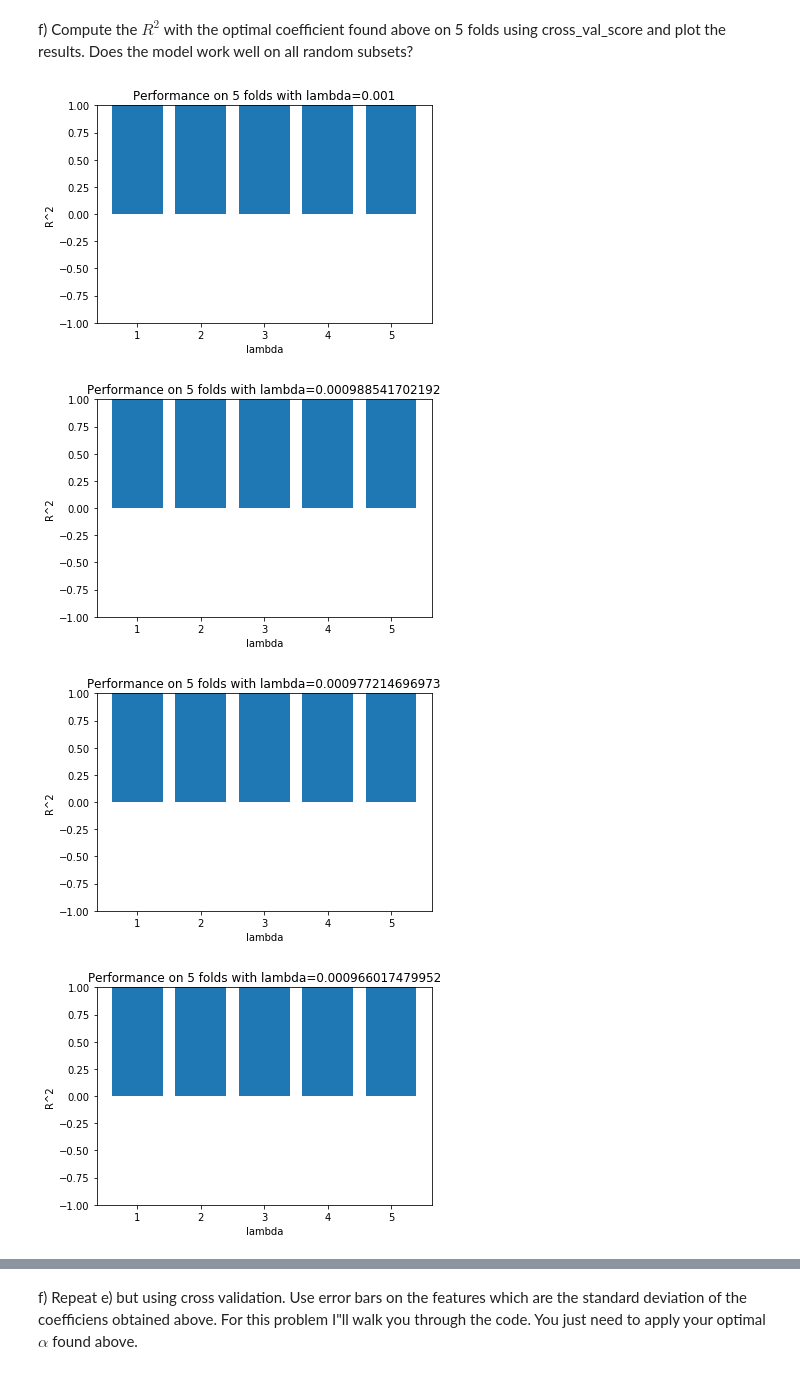
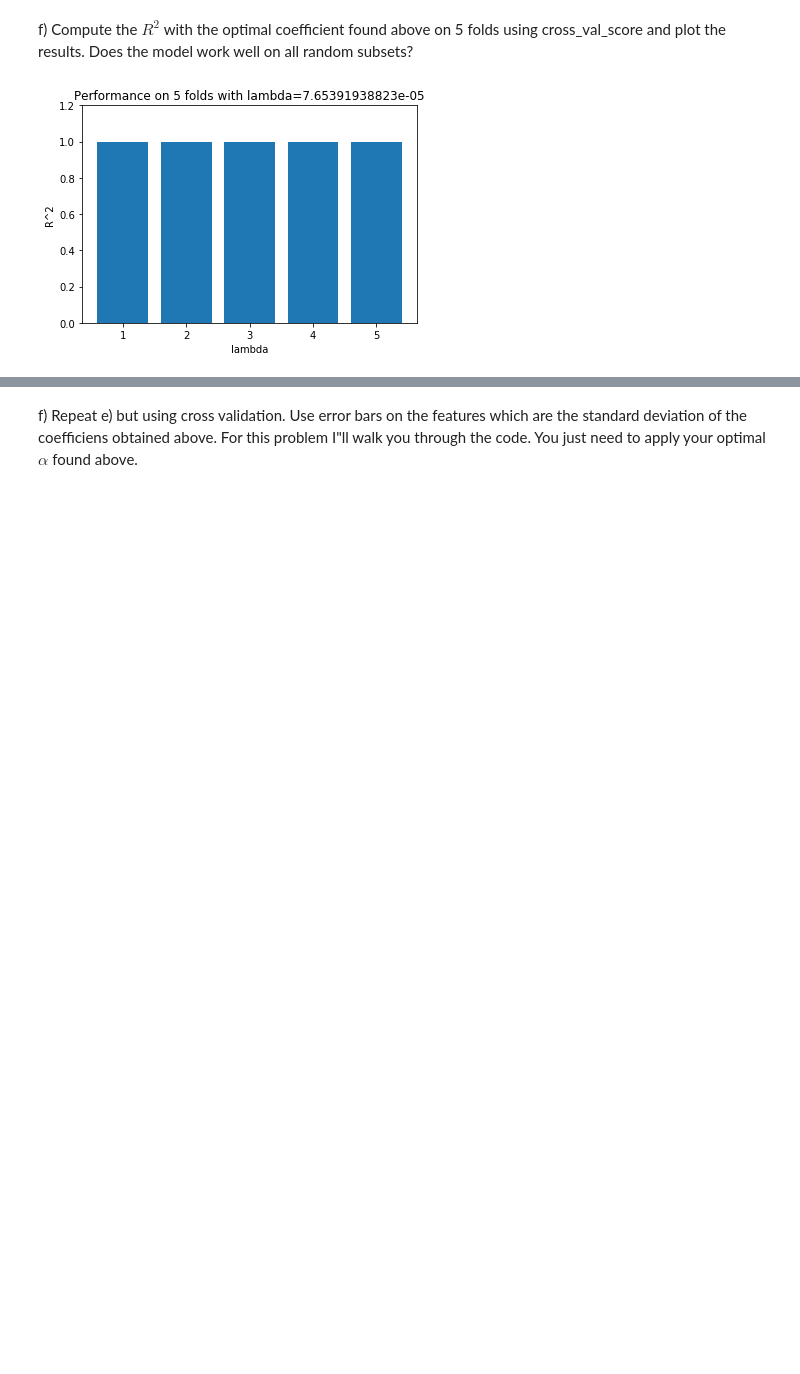
Before and after one commit to Columbia-Intro-Data-Science/python-introduction-wan3231998, a Jupyter notebook: mysolutionnotebook-HW2.ipynb, the cells around one changed output, grey strips where cells are left out. Saved outputs shown, nothing was run; the diff lists cells and outputs as text; code cells hidden in the pictures; blank space fills up the shorter version.

```diff
--- a/mysolutionnotebook-HW2.ipynb
+++ b/mysolutionnotebook-HW2.ipynb
@@ -59,3 +59,18 @@ X_test = X[int(size*0.8):]
 # Split the targets into training/testing sets
 y_train = y[0:int(size*0.8)]
 y_test = y[int(size*0.8):]
+
+alphas = np.logspace(-8,-3,1000)
+
+scores = []
+
+for alpha in alphas:
+    regr = Lasso(alpha=alpha)
+
+    # Train the model using the training sets
+    regr.fit(X_train, y_train)
+    scores.append(regr.score(X_test,y_test))
+plt.plot(alphas,scores)
+plt.xlabel('alphas')
+plt.ylabel('scores')
+plt.title('Lasso Coefficients Regularization')
@@ -120,19 +137,15 @@ f) Compute the $R^2$ with the optimal coefficient found above on 5 folds using c
 results. Does the model work well on all random subsets?
 # %%
 from sklearn.model_selection import cross_val_score
+
+
 regr = Lasso(alpha=alpha_optim)
 scores = cross_val_score(regr, X, y, cv=5)
-for alpha in alphas[::-1]:
-    regr = Lasso(alpha=alpha)
-    scores = cross_val_score(regr, X, y, cv=5)
-    plt.ylim([-1,1])
-    plt.xlabel('lambda')
-    plt.ylabel('R^2')
-    plt.title('Performance on 5 folds with lambda=' + str(alpha))
-    plt.bar(range(1,6),scores)
-    plt.show()
+plt.ylim([0,1.2])
+plt.xlabel('lambda')
+plt.ylabel('R^2')
+plt.title('Performance on 5 folds with lambda=' + str(alpha))
+plt.bar(range(1,6),scores)
+plt.show()
 # %% [output]
-[figure, old version]
+[figure, new version]
-[figure, removed]
-[figure, removed]
-[figure, removed]
```
Also changed, not shown: parts of 4 cells of this notebook.
